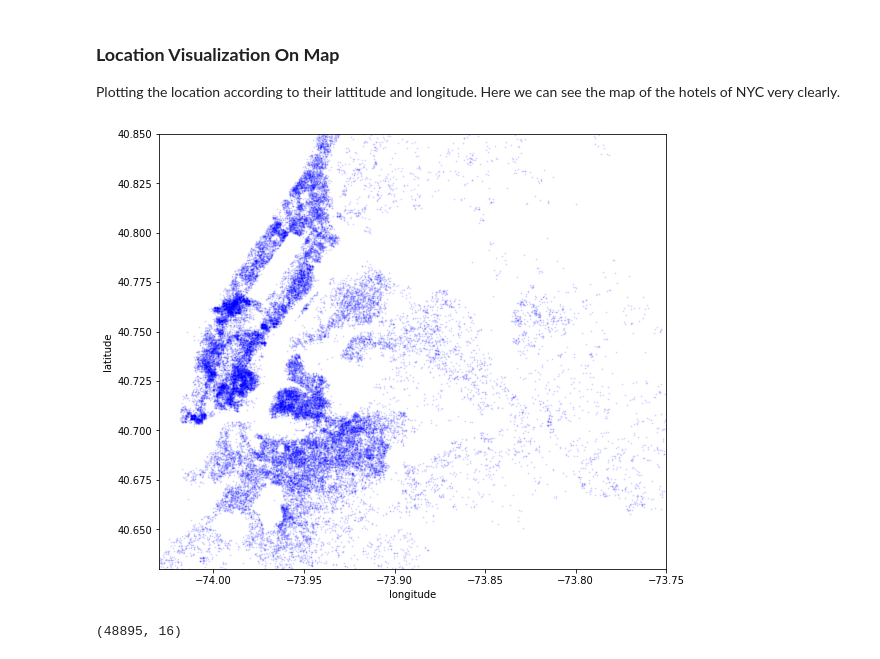
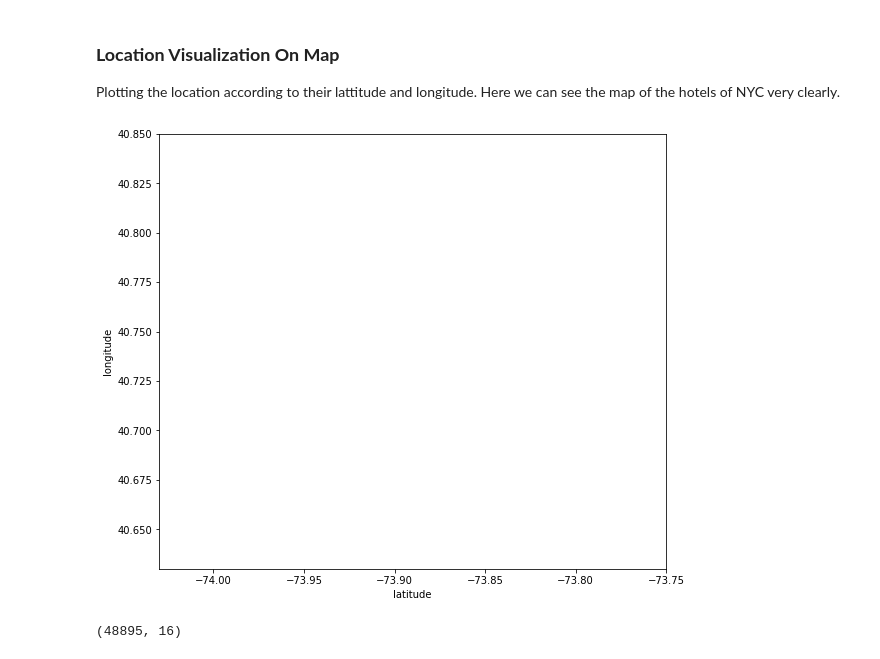
Before and after one commit to Manass20/Airbnb-Booking-Analisys, a Jupyter notebook: Airbnb_Bookings_Analysis_Capstone_Project_Manas_Ranjan_Behera.ipynb, the cells around one changed output. Cells and saved outputs as stored; diff of their text form; code cells hidden in the pictures.

```diff
--- a/Airbnb_Bookings_Analysis_Capstone_Project_Manas_Ranjan_Behera.ipynb
+++ b/Airbnb_Bookings_Analysis_Capstone_Project_Manas_Ranjan_Behera.ipynb
@@ -55,18 +55,18 @@ Plotting the location according to their lattitude and longitude. Here we can se
 # %%
 # plotting the graph of latitude and longitude
 plt.figure(figsize=(20,8))
 city_long_border = (-74.03, -73.75)
 city_lat_border = (40.63, 40.85)
 plt.subplot(121)
-plt.scatter(df['longitude'].values, df['latitude'].values,
+plt.scatter(df['latitude'].values, df['longitude'].values,
               color='blue', s=1, alpha=0.1)
-plt.ylabel('latitude')
-plt.xlabel('longitude')
+plt.ylabel('longitude')
+plt.xlabel('latitude')
 plt.ylim(city_lat_border)
 plt.xlim(city_long_border)
 plt.show()
 # %% [output]
-[figure, old version]
+[figure, new version]
 # %%
 #Checking the shape
 df.shape
```
Also changed, not shown: parts of 10 cells of this notebook.
